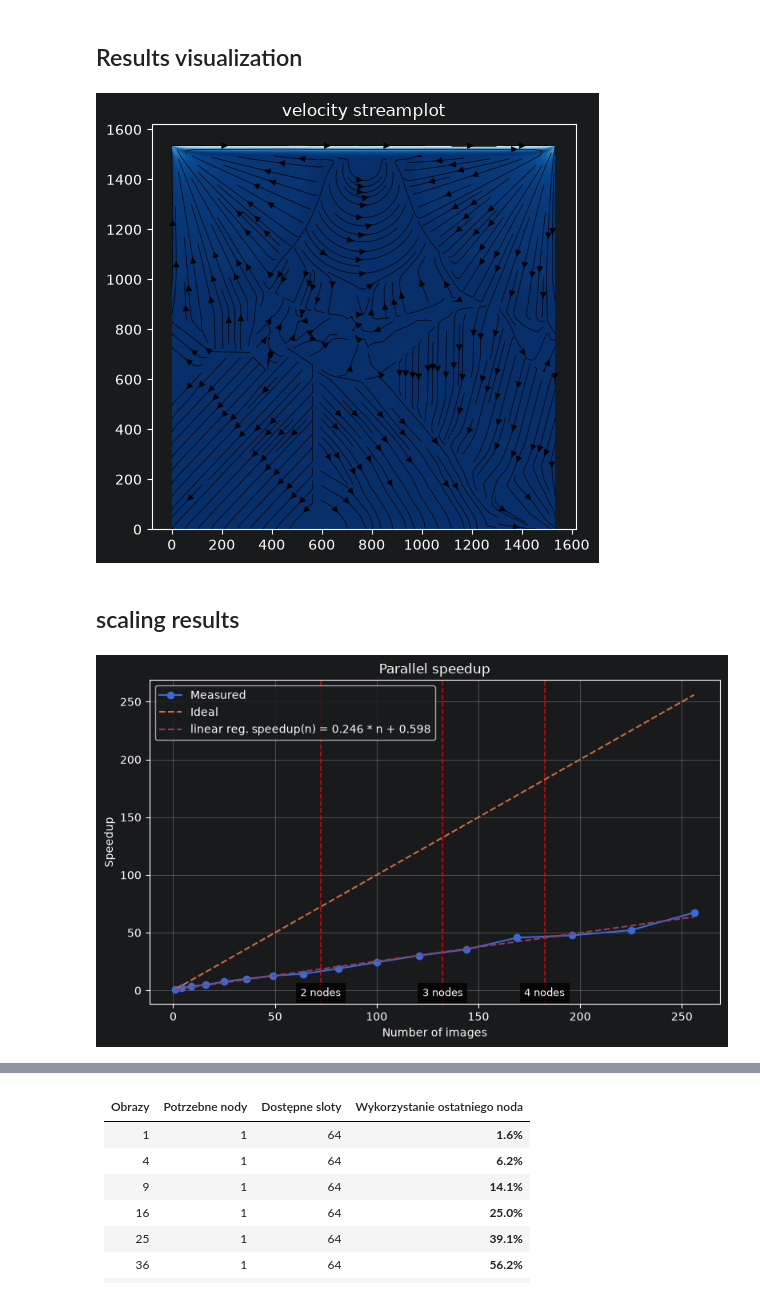
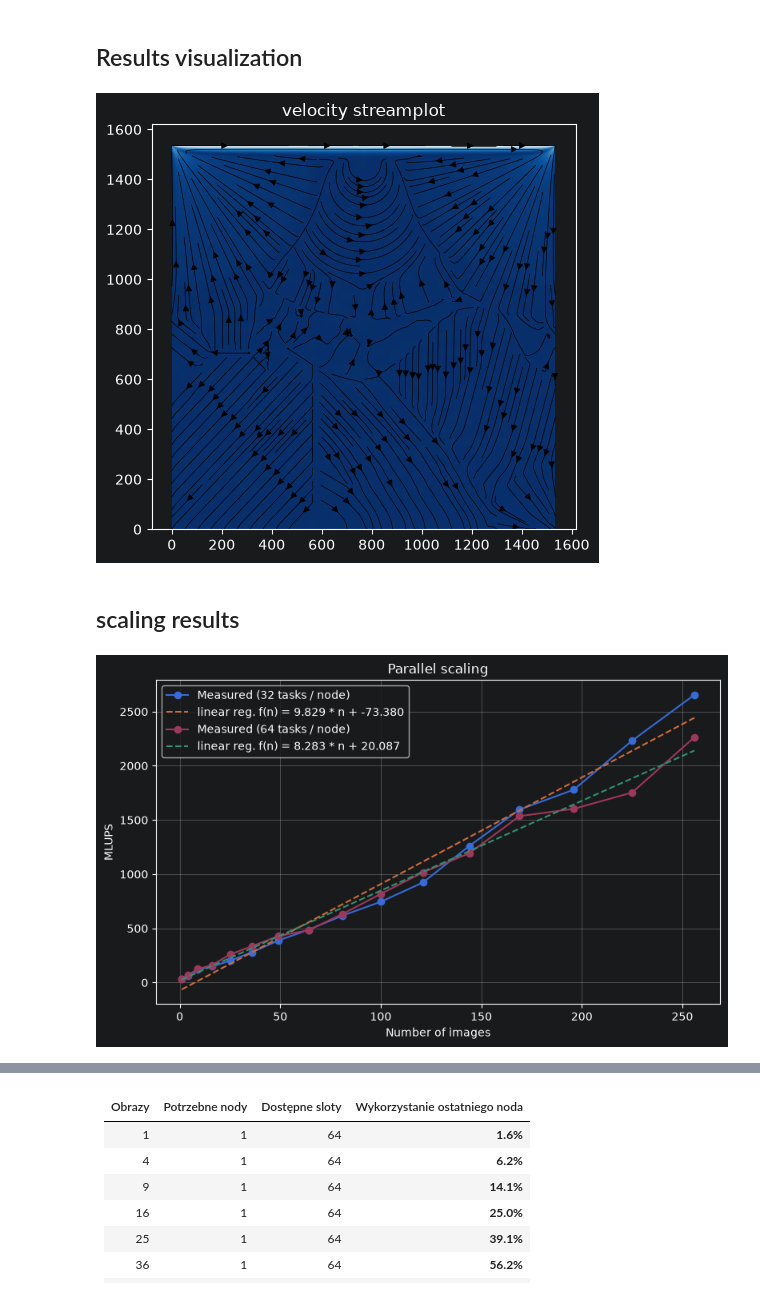
Before and after one commit to FranekM/Lattice-Boltzmann-D2Q9-Solver-in-Fortran, a Jupyter notebook: eval/evaluation.ipynb, the cells around one changed output, grey strips where cells are left out. Drawn from its saved outputs; the diff is of its cells as text; code cells hidden in the pictures.

```diff
--- a/eval/evaluation.ipynb
+++ b/eval/evaluation.ipynb
@@ -18,7 +16,7 @@ from pathlib import Path
 # %% [markdown]
 ## Results visualization
 # %%
-parent = '../../bw_cpy/tmp/out/scaling'
+parent = '../out/bw_scaling_1536_spread'
 file_base = "re1000-"
 ext = ".tsv"
 
@@ -110,7 +108,7 @@ def field_streamplot(n, density=0.5):
 
 field_streamplot(4, density=2.0)
 # %% [output]
-[figure, old version]
+[figure, new version]
 # %% [markdown]
 ## scaling results
 # %%
@@ -148,28 +148,40 @@ max_agg = (
+# %%
+df = get_df('../out/bw_scaling_1536_spread/stats.tsv')
+avg = get_avg_agg(df)
+max_agg = get_max_agg(df)
+# %%
+df_dense = get_df('../out/bw_scaling_1536/stats.tsv')
+avg_dense = get_avg_agg(df_dense)
+max_dense = get_max_agg(df_dense)
 # %%
-# Speedup
+# Scaling
 plt.figure(figsize=(8, 5))
-speedup = avg['MLUPS'] / avg[avg['n'] == 1]['MLUPS'].values[0]
-a, b = np.polyfit(avg['n'], speedup, 1)
-plt.plot(avg['n'], speedup, "o-", label="Measured")
-plt.plot(avg['n'], avg['n'], "--", label="Ideal")
-plt.plot(avg['n'], a * avg['n'] + b, '--', label=f'linear reg. speedup(n) = {a:.3f} * n + {b:.3f}')
 
-node_limits = [
-    (72.5,  "2 nodes"),
-    (132.5, "3 nodes"),
-    (182.5, "4 nodes")
-]
-y_max = plt.ylim()[0] + 5
-for x, label in node_limits:
-    plt.axvline(x=x, color="red", linestyle="--", linewidth=1.2, alpha=0.8)
-    plt.text(x=x, y=y_max, s=label, rotation=0, ha="center", va="bottom", fontsize=9, bbox=dict(facecolor="black", edgecolor="none", alpha=0.8))
+a, b = np.polyfit(avg['n'], avg['MLUPS'], 1)
+plt.plot(avg['n'], avg['MLUPS'], "o-", label="Measured (32 tasks / node)")
+plt.plot(avg['n'], a * avg['n'] + b, '--', label=f'linear reg. f(n) = {a:.3f} * n + {b:.3f}')
+
+a, b = np.polyfit(avg_dense['n'], avg_dense['MLUPS'], 1)
+plt.plot(avg_dense['n'], avg_dense['MLUPS'], "o-", label="Measured (64 tasks / node)")
+plt.plot(avg_dense['n'], a * avg_dense['n'] + b, '--', label=f'linear reg. f(n) = {a:.3f} * n + {b:.3f}')
+
+
+# node_limits = [
+#     (72.5,  "2 nodes"),
+#     (132.5, "3 nodes"),
+#     (182.5, "4 nodes")
+# ]
+# y_max = plt.ylim()[0] + 5
+# for x, label in node_limits:
+#     plt.axvline(x=x, color="red", linestyle="--", linewidth=1.2, alpha=0.8)
+#     plt.text(x=x, y=y_max, s=label, rotation=0, ha="center", va="bottom", fontsize=9, bbox=dict(facecolor="black", edgecolor="none", alpha=0.8))
 
 plt.xlabel("Number of images")
-plt.ylabel("Speedup")
-plt.title("Parallel speedup")
+plt.ylabel("MLUPS")
+plt.title("Parallel scaling")
 plt.grid(True)
 plt.legend()
 plt.tight_layout()
 plt.show()
 # %% [output]
-[figure, old version]
+[figure, new version]
```
Also changed, not shown: parts of 18 cells of this notebook, 8 other files.
